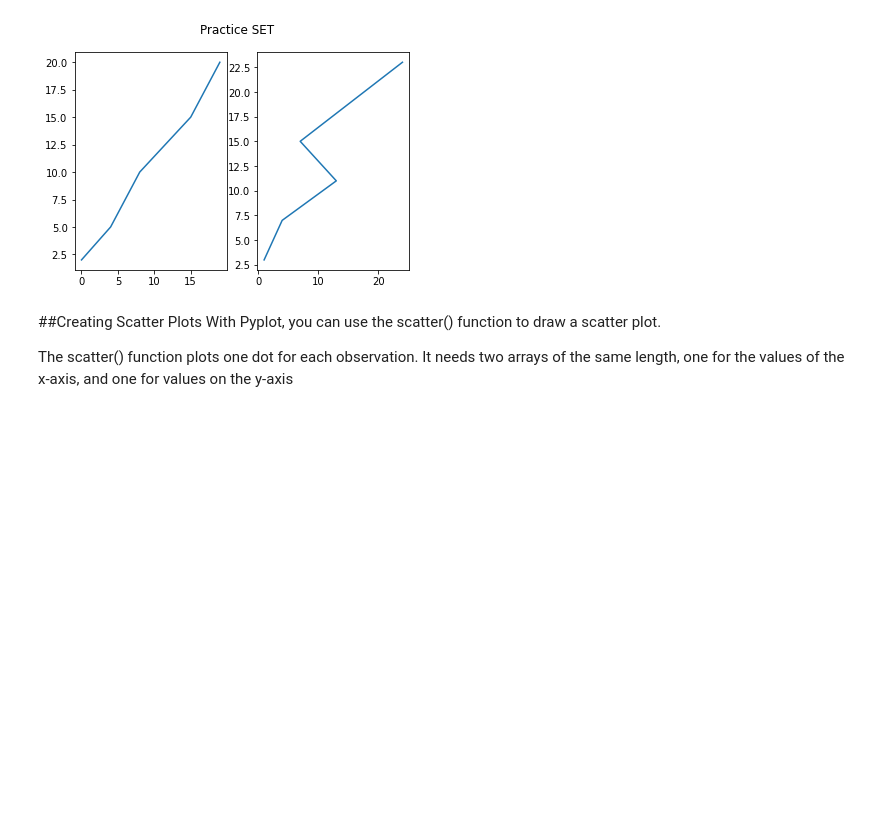
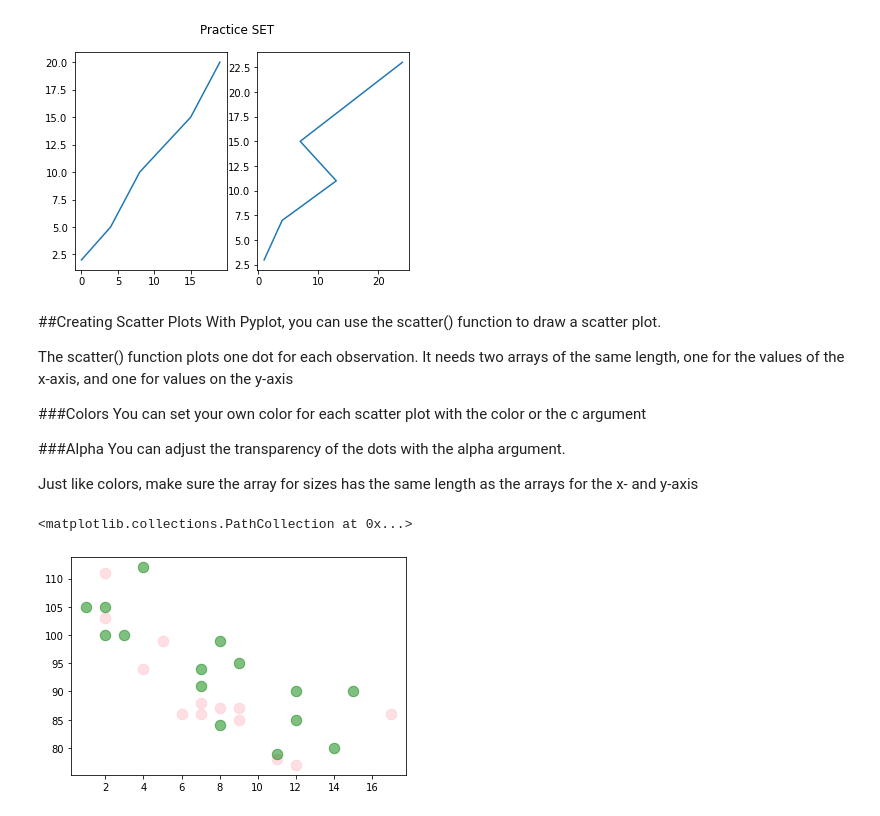
Before and after one commit to ISHaNT-CHaHaR/DSA_bliss, a Jupyter notebook: Data_vis.ipynb, the cells around one changed output. Cells and saved outputs as stored; diff of their text form; code cells hidden in the pictures; blank space fills up the shorter version.

```diff
--- a/Data_vis.ipynb
+++ b/Data_vis.ipynb
@@ -216,3 +216,25 @@ plt.show()
 With Pyplot, you can use the scatter() function to draw a scatter plot.
 
 The scatter() function plots one dot for each observation. It needs two arrays of the same length, one for the values of the x-axis, and one for values on the y-axis
+
+###Colors
+You can set your own color for each scatter plot with the color or the c argument
+
+###Alpha
+You can adjust the transparency of the dots with the alpha argument.
+
+Just like colors, make sure the array for sizes has the same length as the arrays for the x- and y-axis
+# %%
+import numpy as np
+import matplotlib.pyplot as plt
+
+x = np.array([5,7,8,7,2,17,2,9,4,11,12,9,6])
+y = np.array([99,86,87,88,111,86,103,87,94,78,77,85,86])
+plt.scatter(x,y , color = 'pink',s = 110, alpha = 0.5)
+
+x = np.array([2,2,8,1,15,8,12,9,7,3,11,4,7,14,12])
+y = np.array([100,105,84,105,90,99,90,95,94,100,79,112,91,80,85])
+plt.scatter(x, y, color = 'g',alpha=0.5, s = 110)
+# %% [output]
+<matplotlib.collections.PathCollection at 0x...>
+[figure, added]
```
